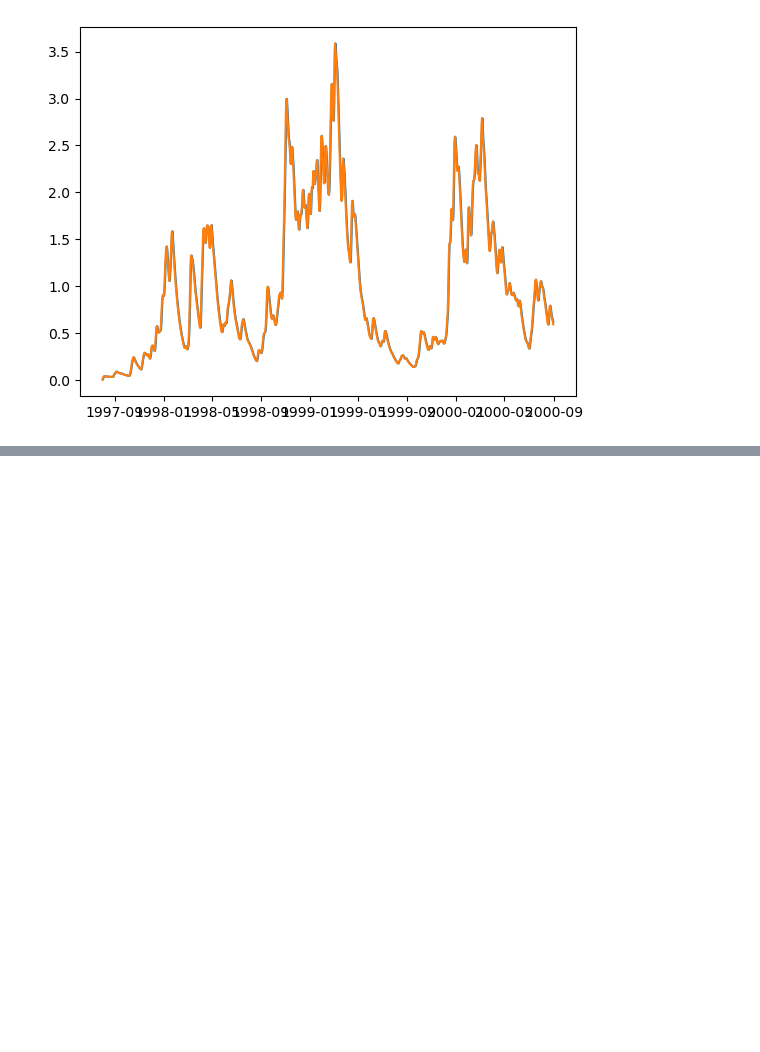
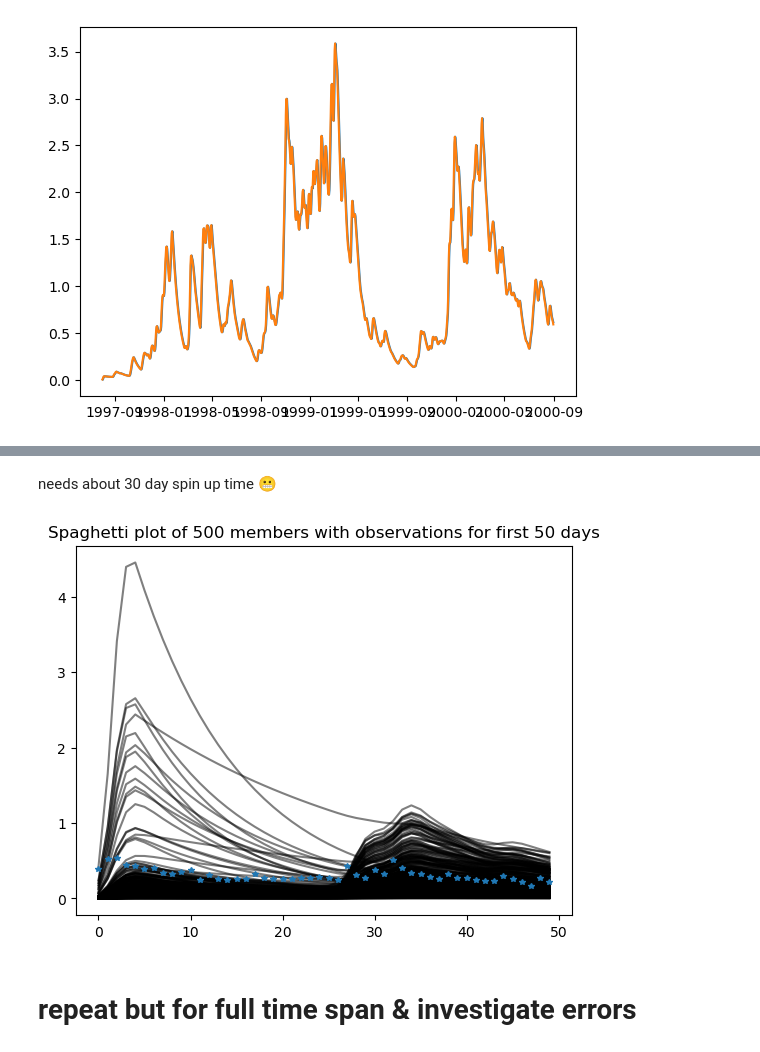
Before and after one commit to Daafip/HBV-data-assimilation, a Jupyter notebook: Forward model BMI.ipynb, the cells around one changed output, grey strips where cells are left out. Cells and saved outputs as stored; diff of their text form; code cells hidden in the pictures; blank space fills up the shorter version.

```diff
--- a/Forward model BMI.ipynb
+++ b/Forward model BMI.ipynb
@@ -91,0 +124,2 @@ for index, ensembleMember in enumerate(ensemble):
+# %%
+n_particles = 500
@@ -91,0 +176,11 @@ for index, ensembleMember in enumerate(ensemble):
+# %% [markdown]
+ needs about 30 day spin up time 😬
+# %%
+fig, ax = plt.subplots()
+ax.set_title(f"Spaghetti plot of {n_particles} members with observations for first 50 days")
+ax.plot(df.iloc[:n_days].Q.values,marker="*",lw=0,zorder=10,ms=4)
+[ax.plot(ensembleMember.Q_m_list,color="k",alpha=0.5) for ensembleMember in ensemble];
+# %% [output]
+[figure, added]
+# %% [markdown]
+# repeat but for full time span & investigate errors
```
Also changed, not shown: parts of 56 cells of this notebook, 3 other files.
